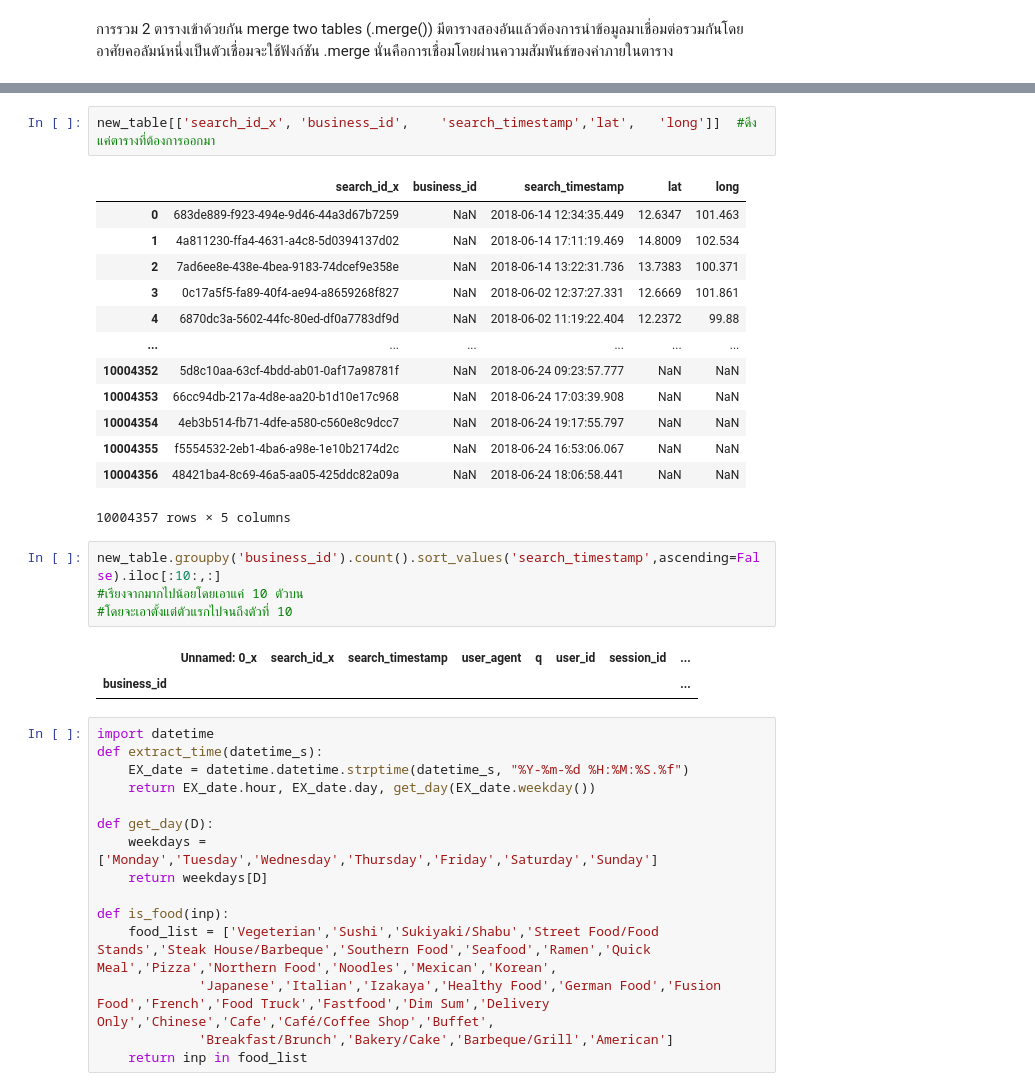
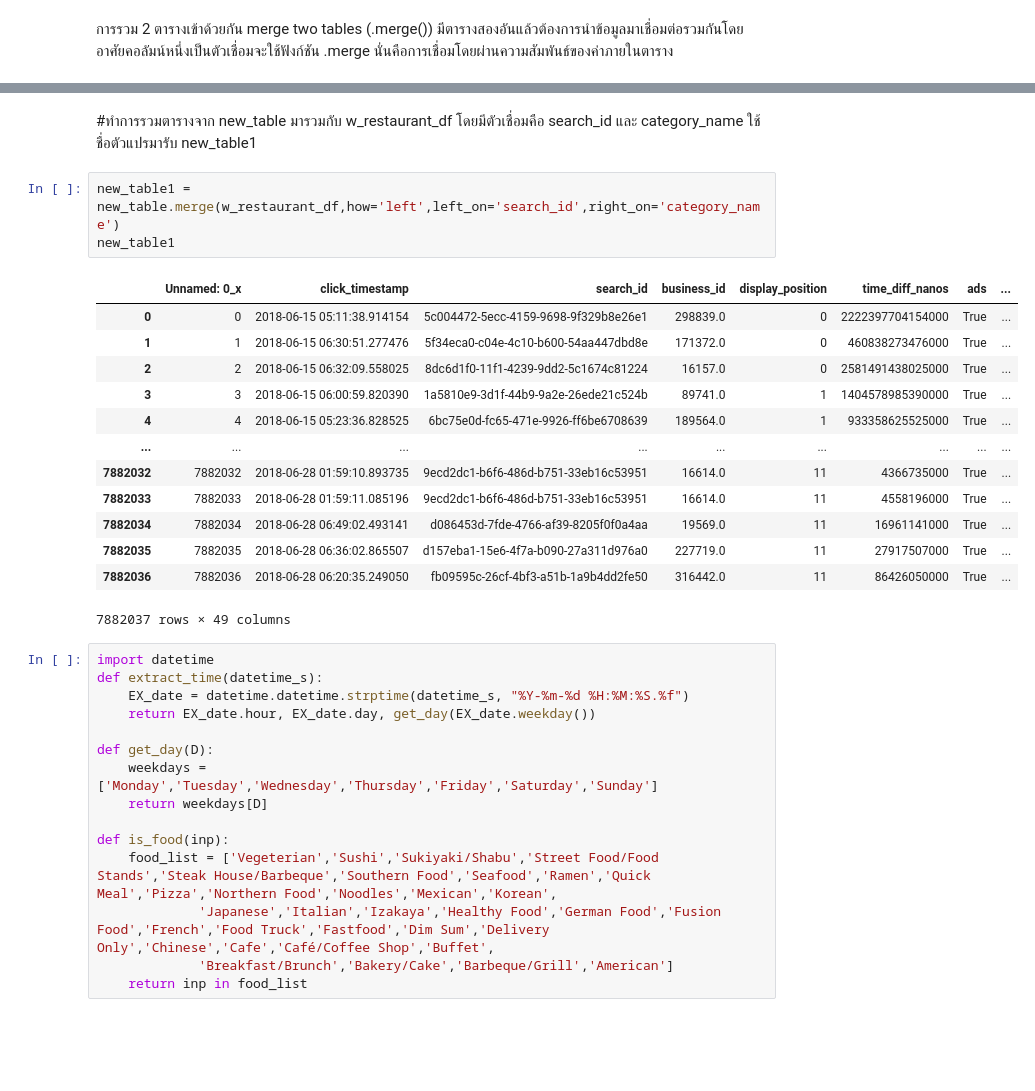
Before and after one commit to MMoltira/DataMining, a Jupyter notebook: Final_Exam_2020.ipynb, the cells around one changed output, grey strips where cells are left out. Cells and saved outputs as stored; diff of their text form; blank space fills up the shorter version.

```diff
--- a/Final_Exam_2020.ipynb
+++ b/Final_Exam_2020.ipynb
@@ -87,26 +89,22 @@ new_table
-# %%
-new_table[['search_id_x', 'business_id',	'search_timestamp','lat',	'long']]  #ดึงแค่ตารางที่ต้องการออกมา
-# %% [output]
-|  | search_id_x | business_id | search_timestamp | lat | long |
-| 0 | 683de889-f923-494e-9d46-44a3d67b7259 | NaN | 2018-06-14 12:34:35.449 | 12.6347 | 101.463 |
-| 1 | 4a811230-ffa4-4631-a4c8-5d0394137d02 | NaN | 2018-06-14 17:11:19.469 | 14.8009 | 102.534 |
-| 2 | 7ad6ee8e-438e-4bea-9183-74dcef9e358e | NaN | 2018-06-14 13:22:31.736 | 13.7383 | 100.371 |
-| 3 | 0c17a5f5-fa89-40f4-ae94-a8659268f827 | NaN | 2018-06-02 12:37:27.331 | 12.6669 | 101.861 |
-| 4 | 6870dc3a-5602-44fc-80ed-df0a7783df9d | NaN | 2018-06-02 11:19:22.404 | 12.2372 | 99.88 |
-| ... | ... | ... | ... | ... | ... |
-| 10004352 | 5d8c10aa-63cf-4bdd-ab01-0af17a98781f | NaN | 2018-06-24 09:23:57.777 | NaN | NaN |
-| 10004353 | 66cc94db-217a-4d8e-aa20-b1d10e17c968 | NaN | 2018-06-24 17:03:39.908 | NaN | NaN |
-| 10004354 | 4eb3b514-fb71-4dfe-a580-c560e8c9dcc7 | NaN | 2018-06-24 19:17:55.797 | NaN | NaN |
-| 10004355 | f5554532-2eb1-4ba6-a98e-1e10b2174d2c | NaN | 2018-06-24 16:53:06.067 | NaN | NaN |
-| 10004356 | 48421ba4-8c69-46a5-aa05-425ddc82a09a | NaN | 2018-06-24 18:06:58.441 | NaN | NaN |
-10004357 rows × 5 columns
-# %%
-new_table.groupby('business_id').count().sort_values('search_timestamp',ascending=False).iloc[:10:,:]
-#เรียงจากมากไปน้อยโดยเอาแค่ 10 ตัวบน
-#โดยจะเอาตั้งแต่ตัวแรกไปจนถึงตัวที่ 10
-# %% [output]
-|  | Unnamed: 0_x | search_id_x | search_timestamp | user_agent | q | user_id | session_id | ... |
-| business_id |  |  |  |  |  |  |  | ... |
+# %% [markdown]
+#ทำการรวมตารางจาก new_table มารวมกับ w_restaurant_df โดยมีตัวเชื่อมคือ search_id และ category_name ใช้ชื่อตัวแปรมารับ new_table1
+# %%
+new_table1 = new_table.merge(w_restaurant_df,how='left',left_on='search_id',right_on='category_name')
+new_table1
+# %% [output]
+|  | Unnamed: 0_x | click_timestamp | search_id | business_id | display_position | time_diff_nanos | ads | ... |
+| 0 | 0 | 2018-06-15 05:11:38.914154 | 5c004472-5ecc-4159-9698-9f329b8e26e1 | 298839.0 | 0 | 2222397704154000 | True | ... |
+| 1 | 1 | 2018-06-15 06:30:51.277476 | 5f34eca0-c04e-4c10-b600-54aa447dbd8e | 171372.0 | 0 | 460838273476000 | True | ... |
+| 2 | 2 | 2018-06-15 06:32:09.558025 | 8dc6d1f0-11f1-4239-9dd2-5c1674c81224 | 16157.0 | 0 | 2581491438025000 | True | ... |
+| 3 | 3 | 2018-06-15 06:00:59.820390 | 1a5810e9-3d1f-44b9-9a2e-26ede21c524b | 89741.0 | 1 | 1404578985390000 | True | ... |
+| 4 | 4 | 2018-06-15 05:23:36.828525 | 6bc75e0d-fc65-471e-9926-ff6be6708639 | 189564.0 | 1 | 933358625525000 | True | ... |
+| ... | ... | ... | ... | ... | ... | ... | ... | ... |
+| 7882032 | 7882032 | 2018-06-28 01:59:10.893735 | 9ecd2dc1-b6f6-486d-b751-33eb16c53951 | 16614.0 | 11 | 4366735000 | True | ... |
+| 7882033 | 7882033 | 2018-06-28 01:59:11.085196 | 9ecd2dc1-b6f6-486d-b751-33eb16c53951 | 16614.0 | 11 | 4558196000 | True | ... |
+| 7882034 | 7882034 | 2018-06-28 06:49:02.493141 | d086453d-7fde-4766-af39-8205f0f0a4aa | 19569.0 | 11 | 16961141000 | True | ... |
+| 7882035 | 7882035 | 2018-06-28 06:36:02.865507 | d157eba1-15e6-4f7a-b090-27a311d976a0 | 227719.0 | 11 | 27917507000 | True | ... |
+| 7882036 | 7882036 | 2018-06-28 06:20:35.249050 | fb09595c-26cf-4bf3-a51b-1a9b4dd2fe50 | 316442.0 | 11 | 86426050000 | True | ... |
+7882037 rows × 49 columns
 # %%
 import datetime
 def extract_time(datetime_s):
```
Also changed, not shown: parts of 17 cells of this notebook.
